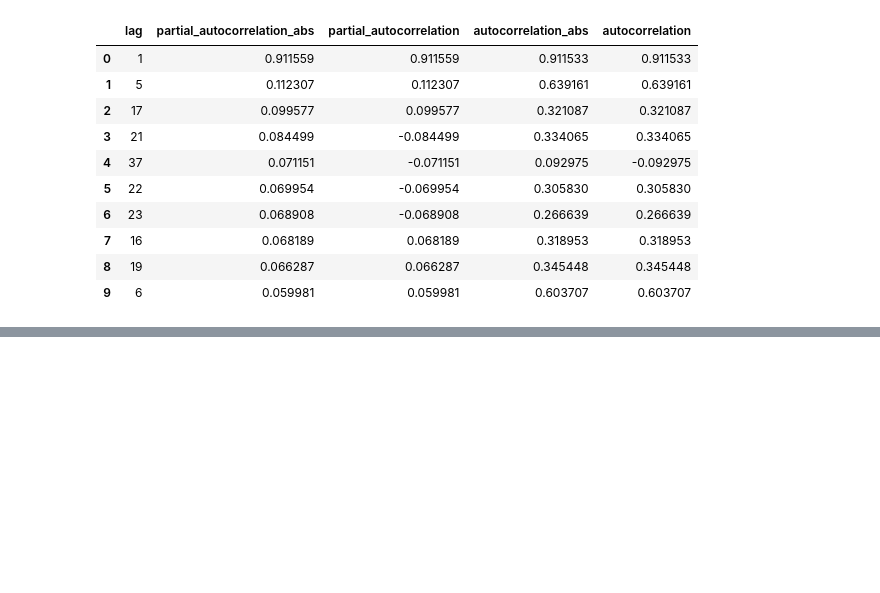
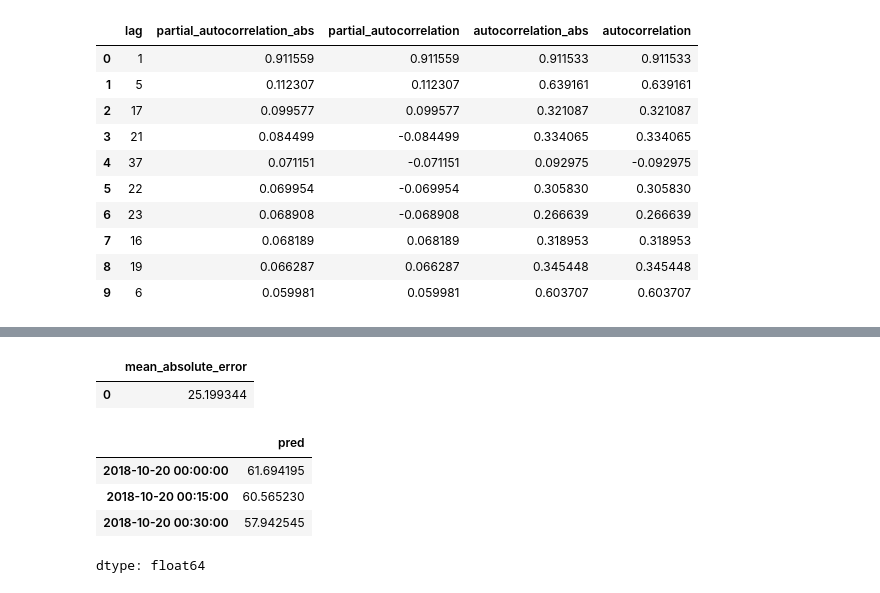
Before and after one commit to xbadiam/Energy_consumption_steel_industry, a Jupyter notebook: notebooks/Energy_consumption_steel_industry.ipynb, the cells around one changed output, grey strips where cells are left out. Saved outputs shown, nothing was run; the diff lists cells and outputs as text; code cells hidden in the pictures; blank space fills up the shorter version.

```diff
--- a/notebooks/Energy_consumption_steel_industry.ipynb
+++ b/notebooks/Energy_consumption_steel_industry.ipynb
@@ -295,0 +426,18 @@ calculate_lag_autocorrelation(
+# %%
+# Error backtest
+# ==============================================================================
+metrica
+# %% [output]
+|  | mean_absolute_error |
+| 0 | 25.199344 |
+# %%
+# Predict
+# ==============================================================================
+predictions = forecaster.predict(steps=36)
+predictions.head(3)
+# %% [output]
+|  | pred |
+| 2018-10-20 00:00:00 | 61.694195 |
+| 2018-10-20 00:15:00 | 60.565230 |
+| 2018-10-20 00:30:00 | 57.942545 |
+dtype: float64
```
Also changed, not shown: parts of 13 cells of this notebook.
